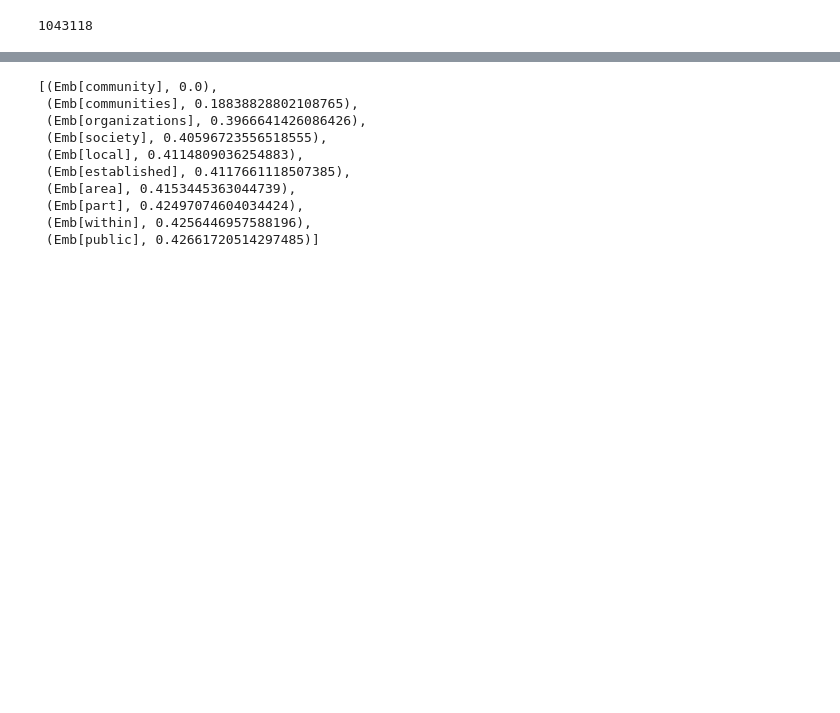
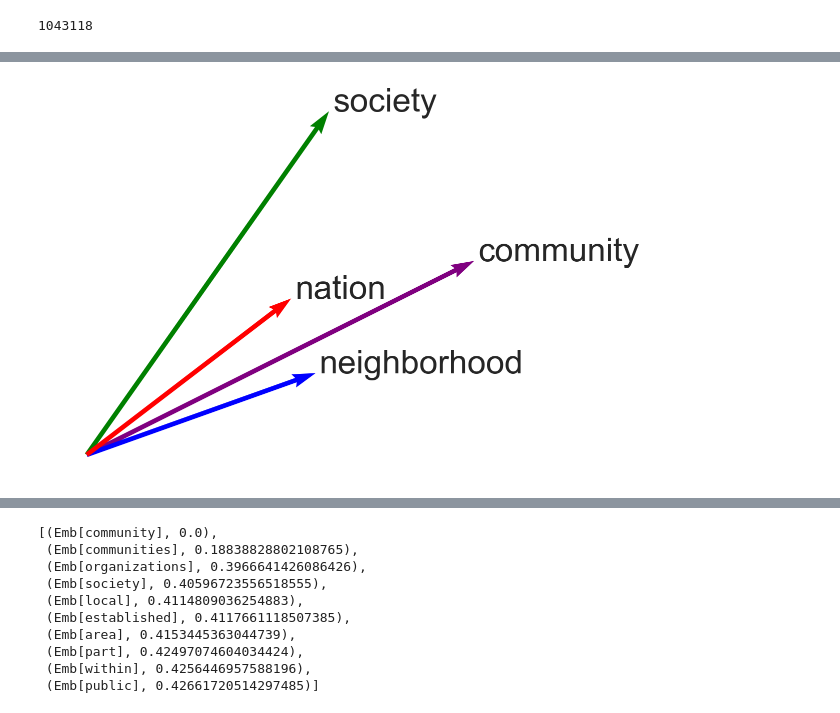
Before and after one commit to ccgilroy/community-discourse, a Jupyter notebook: word-similarity.ipynb, the cells around one changed output, grey strips where cells are left out. Drawn from its saved outputs; the diff is of its cells as text; code cells hidden in the pictures; blank space fills up the shorter version.

```diff
--- a/word-similarity.ipynb
+++ b/word-similarity.ipynb
@@ -121,0 +193,13 @@ emb_twitter_sub = emb_twitter[common_vocab]
+# %%
+# for the Jupyter Book logo
+plt.figure(figsize=(8, 5))
+plt.rc("font", size=24)
+plt.xlim(-0.1, 1.5)
+(emb_wiki["community", "society", "neighborhood", "nation"]
+ .plot(x_axis=emb_wiki["community"],
+       y_axis=emb_wiki["society"],
+       color=["purple", "green", "blue", "red"]))
+plt.axis("off")
+plt.savefig(fname="img/community_projection.png", dpi=300)
+# %% [output]
+[figure, added]
```
Also changed, not shown: parts of 31 cells of this notebook, 7 other files.
